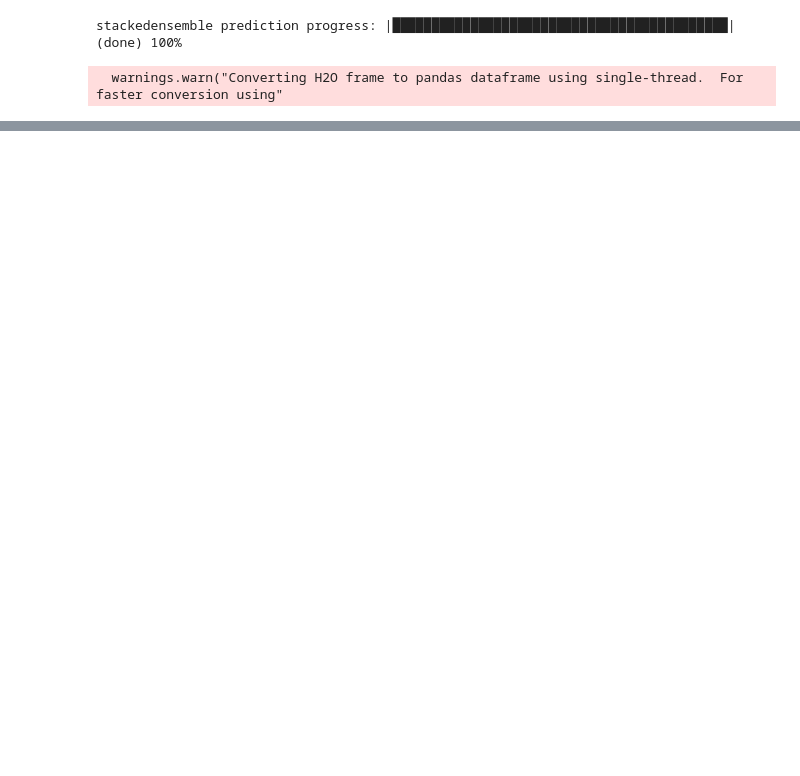
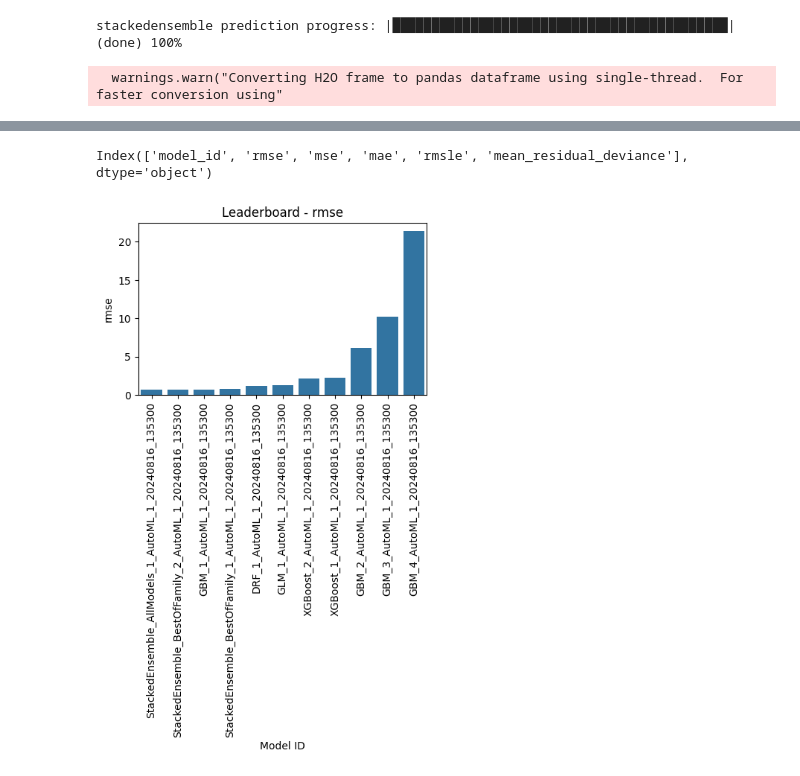
Before and after one commit to adheeb4/7PAM2002_0509_2023_Final_Project, a Jupyter notebook: Final_Project.ipynb, the cells around one changed output, grey strips where cells are left out. Saved outputs shown, nothing was run; the diff lists cells and outputs as text; code cells hidden in the pictures; blank space fills up the shorter version.

```diff
--- a/Final_Project.ipynb
+++ b/Final_Project.ipynb
@@ -352,0 +364,5 @@ plt.show()
+# %%
+try:
+    lb_df = aml.leaderboard.as_data_frame(use_multi_thread=True)
+except ImportError:
+    lb_df = aml.leaderboard.as_data_frame()
@@ -352,0 +389,21 @@ plt.show()
+# %%
+print(lb_df.columns)
+# %% [output]
+Index(['model_id', 'rmse', 'mse', 'mae', 'rmsle', 'mean_residual_deviance'], dtype='object')
+# %%
+import matplotlib.pyplot as plt
+import seaborn as sns
+
+# Set the metric column to one of the existing columns
+metric_column = 'rmse'  # You can change this to 'mse', 'mae', 'rmsle', etc.
+
+# Plot the leaderboard
+plt.figure(figsize=(5, 3))
+sns.barplot(x='model_id', y=metric_column, data=lb_df)
+plt.xticks(rotation=90)
+plt.title(f'Leaderboard - {metric_column}')
+plt.xlabel('Model ID')
+plt.ylabel(metric_column)
+plt.show()
+# %% [output]
+[figure, added]
```
Also changed, not shown: parts of 30 cells of this notebook.
